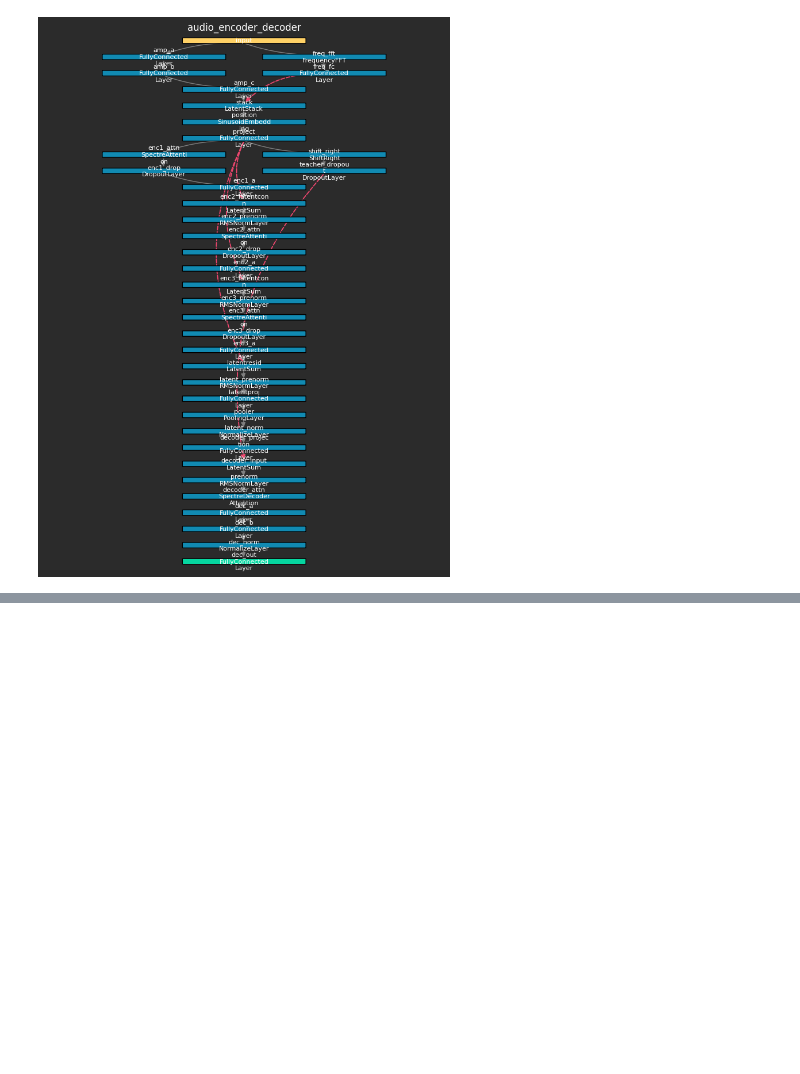
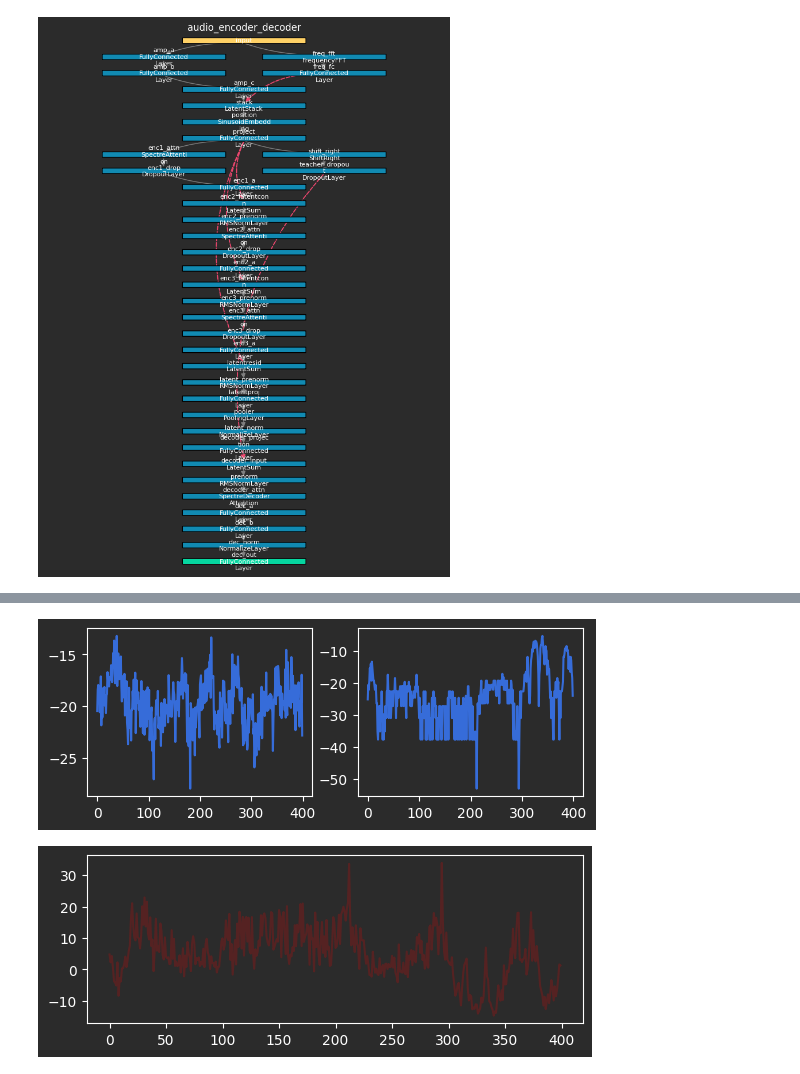
Before and after one commit to Davidgraey/ml-tools, a Jupyter notebook: notebooks/elephant_training_latentspace.ipynb, the cells around one changed output, grey strips where cells are left out. Cells and saved outputs as stored; diff of their text form; code cells hidden in the pictures; blank space fills up the shorter version.

```diff
--- a/notebooks/elephant_training_latentspace.ipynb
+++ b/notebooks/elephant_training_latentspace.ipynb
@@ -394,2 +442,15 @@ plt.show()
+# %%
+plt.figure()
+plt.subplot(2,2, 1)
+plt.plot(x_prime[5, 3, :])
+plt.subplot(2,2, 2)
+plt.plot(xs[5, 3, :])
+plt.show()
+plt.subplot(2,2, (3,4))
+plt.plot((x_prime[5, 3, :] - xs[5, 3, :]), color="red", alpha=0.2)
+plt.show()
+# %% [output]
+[figure, added]
+[figure, added]
 # %%
 print(net.summary())
```
Also changed, not shown: parts of 4 cells of this notebook, 2 other files.
